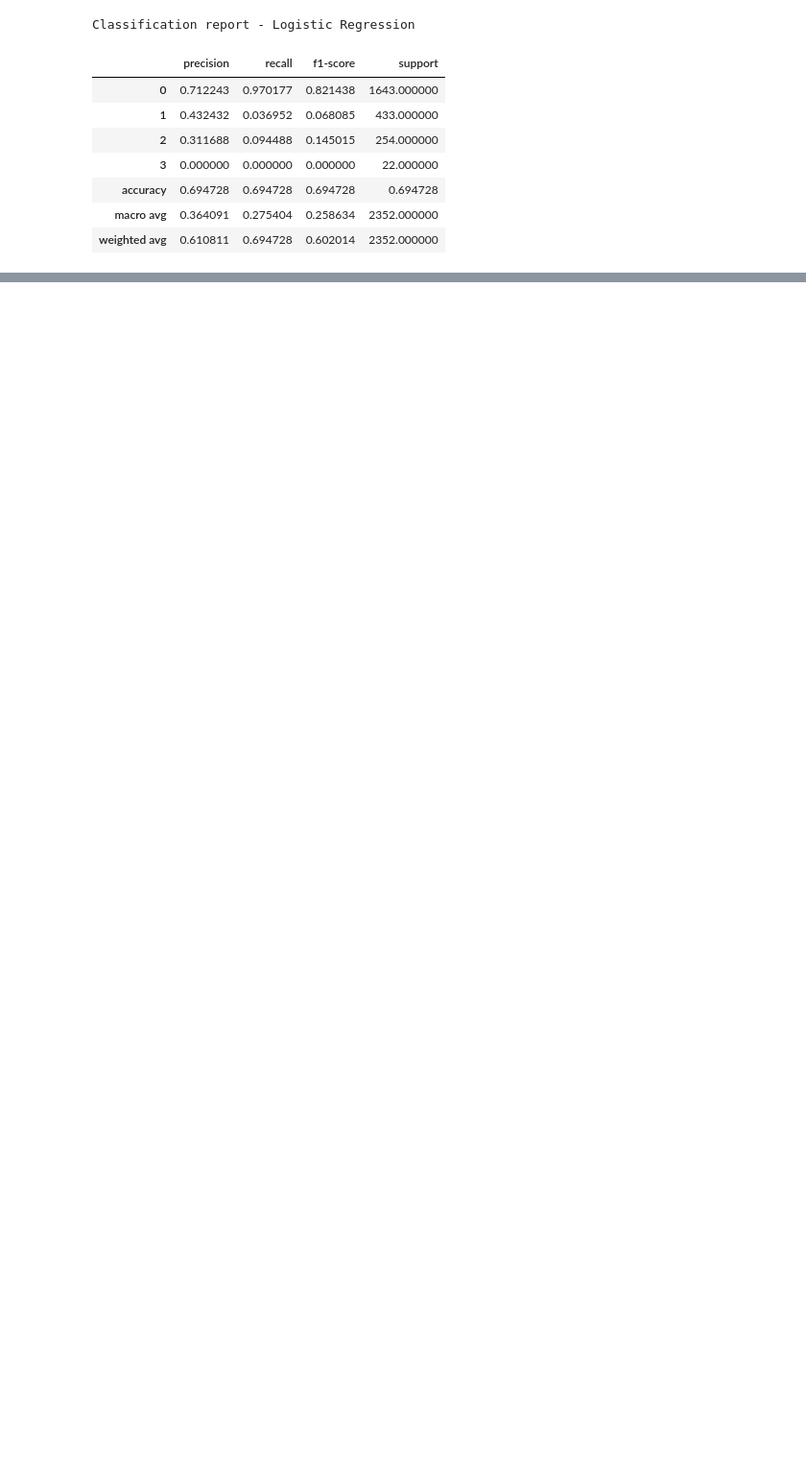
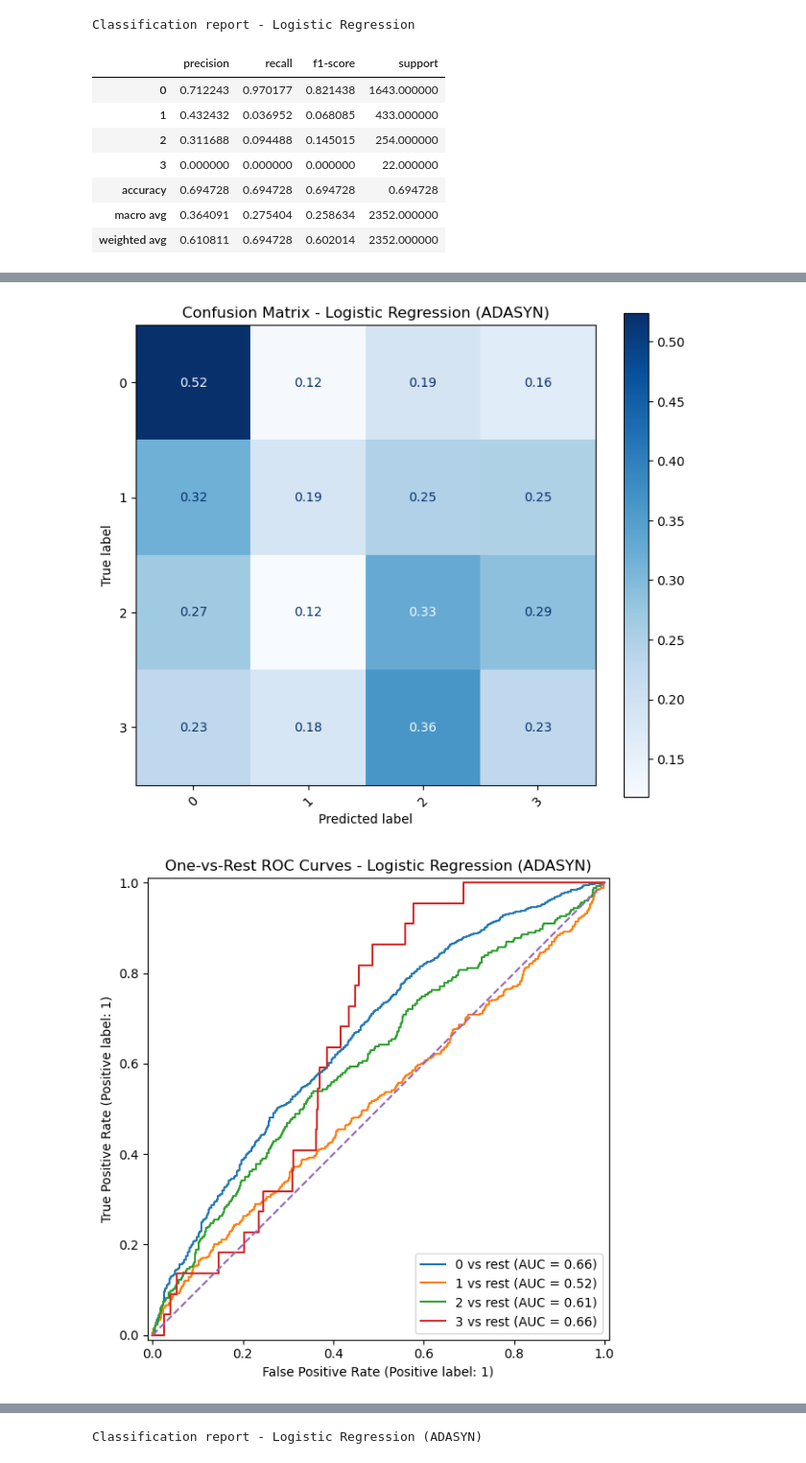
Before and after one commit to lorenzobuccolini03/Data-Mining---Advanced-Topics, a Jupyter notebook: Advanced Classification/logistic_regression.ipynb, the cells around one changed output, grey strips where cells are left out. Shown at 96% size. Saved outputs shown, nothing was run; the diff lists cells and outputs as text; code cells hidden in the pictures; blank space fills up the shorter version.

```diff
--- a/Advanced Classification/logistic_regression.ipynb
+++ b/Advanced Classification/logistic_regression.ipynb
@@ -91,0 +167,23 @@ Classification report - Logistic Regression
+# %%
+#now we can use ADASYN, another imbalanced classification technique, to oversample the minority class in the training set
+from imblearn.over_sampling import ADASYN
+adasyn = ADASYN(random_state=42)
+X_train_adasyn, y_train_adasyn = adasyn.fit_resample(X_train_scaled, y_train)
+logistic_model_adasyn = LogisticRegression(random_state=42)
+logistic_model_adasyn.fit(X_train_adasyn, y_train_adasyn)
+y_pred_adasyn = logistic_model_adasyn.predict(X_test_scaled)
+results_logistic_adasyn, report_logistic_adasyn = evaluate_classifier(
+    model=logistic_model_adasyn,
+    X_test=X_test_scaled,
+    y_test=y_test,
+    model_name="Logistic Regression (ADASYN)",
+    labels=np.sort(y.unique()),
+    average="weighted",
+    plot_confusion=True,
+    plot_roc=True,
+    plot_pr=True,
+    normalize_cm="true"
+)
+# %% [output]
+[figure, added]
+[figure, added]
@@ -91,0 +191 @@ Classification report - Logistic Regression
+Classification report - Logistic Regression (ADASYN)
```
Also changed, not shown: parts of 23 cells of this notebook, 1 other file.
